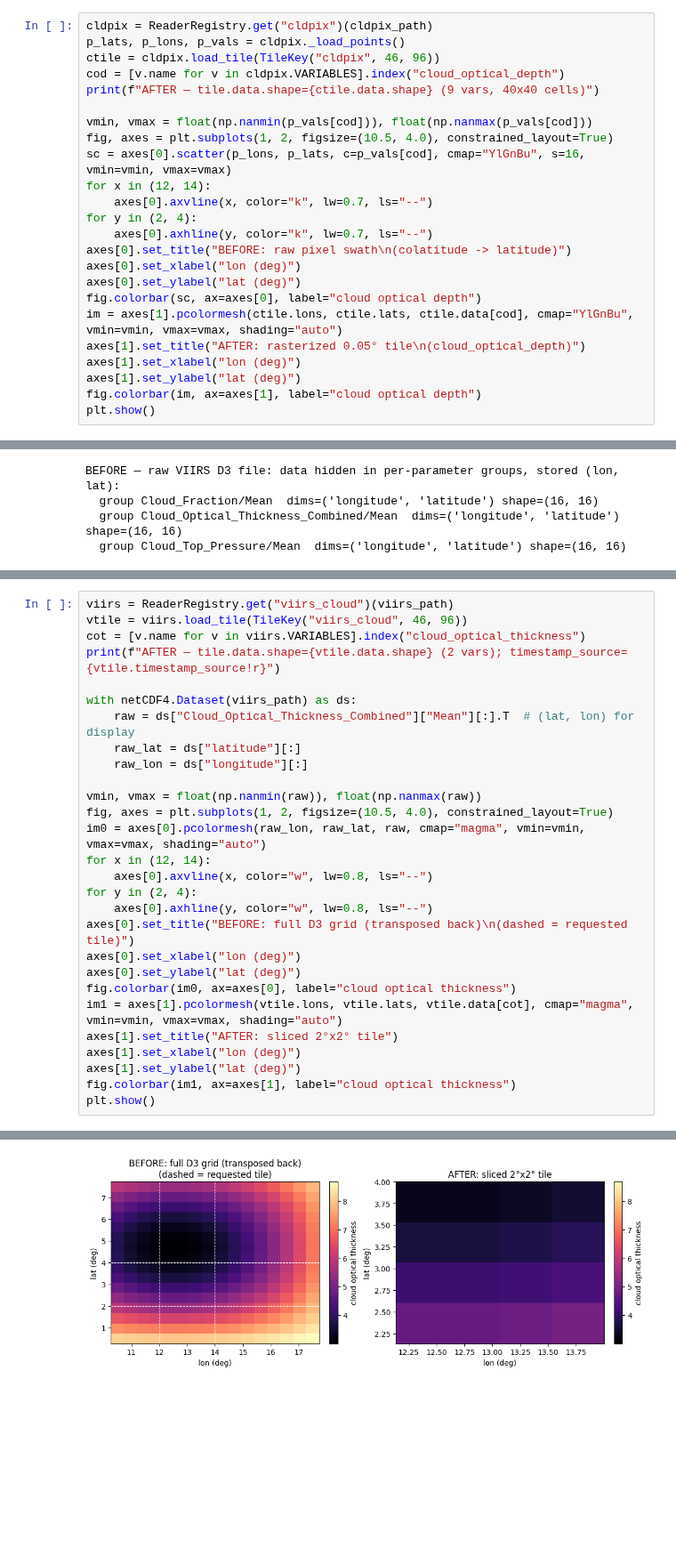
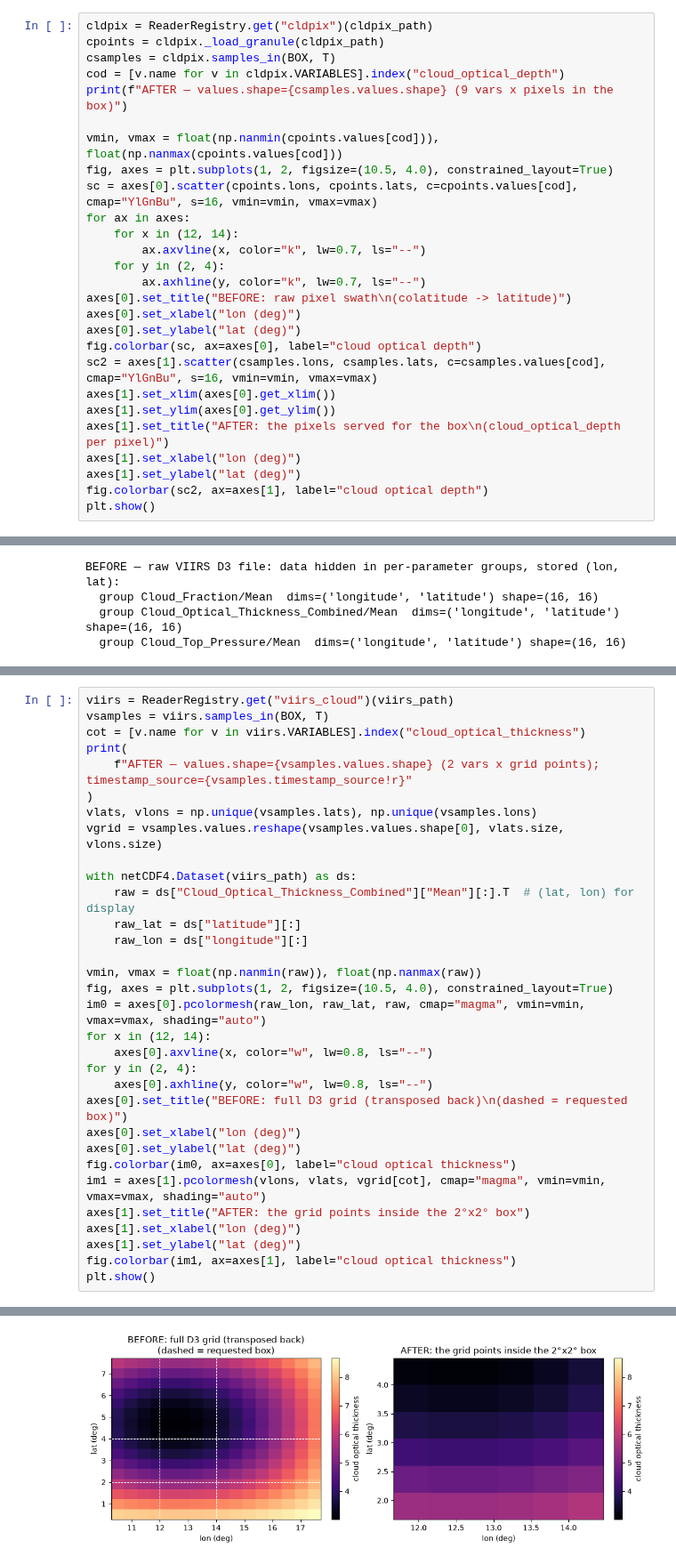
Before and after one commit to LASP-Libera/libera_utils, a Jupyter notebook: notebooks/03_readers_swath.ipynb, the cells around one changed output, grey strips where cells are left out. Shown at 89% size. Drawn from its saved outputs; the diff is of its cells as text; blank space fills up the shorter version.

```diff
--- a/notebooks/03_readers_swath.ipynb
+++ b/notebooks/03_readers_swath.ipynb
@@ -203,25 +223,28 @@ Raw pixel swath (latitude recovered from colatitude) next to the rasterized tile
 # %%
 cldpix = ReaderRegistry.get("cldpix")(cldpix_path)
-p_lats, p_lons, p_vals = cldpix._load_points()
-ctile = cldpix.load_tile(TileKey("cldpix", 46, 96))
+cpoints = cldpix._load_granule(cldpix_path)
+csamples = cldpix.samples_in(BOX, T)
 cod = [v.name for v in cldpix.VARIABLES].index("cloud_optical_depth")
-print(f"AFTER — tile.data.shape={ctile.data.shape} (9 vars, 40x40 cells)")
+print(f"AFTER — values.shape={csamples.values.shape} (9 vars x pixels in the box)")
 
-vmin, vmax = float(np.nanmin(p_vals[cod])), float(np.nanmax(p_vals[cod]))
+vmin, vmax = float(np.nanmin(cpoints.values[cod])), float(np.nanmax(cpoints.values[cod]))
 fig, axes = plt.subplots(1, 2, figsize=(10.5, 4.0), constrained_layout=True)
-sc = axes[0].scatter(p_lons, p_lats, c=p_vals[cod], cmap="YlGnBu", s=16, vmin=vmin, vmax=vmax)
-for x in (12, 14):
-    axes[0].axvline(x, color="k", lw=0.7, ls="--")
-for y in (2, 4):
-    axes[0].axhline(y, color="k", lw=0.7, ls="--")
+sc = axes[0].scatter(cpoints.lons, cpoints.lats, c=cpoints.values[cod], cmap="YlGnBu", s=16, vmin=vmin, vmax=vmax)
+for ax in axes:
+    for x in (12, 14):
+        ax.axvline(x, color="k", lw=0.7, ls="--")
+    for y in (2, 4):
+        ax.axhline(y, color="k", lw=0.7, ls="--")
 axes[0].set_title("BEFORE: raw pixel swath\n(colatitude -> latitude)")
 axes[0].set_xlabel("lon (deg)")
 axes[0].set_ylabel("lat (deg)")
 fig.colorbar(sc, ax=axes[0], label="cloud optical depth")
-im = axes[1].pcolormesh(ctile.lons, ctile.lats, ctile.data[cod], cmap="YlGnBu", vmin=vmin, vmax=vmax, shading="auto")
-axes[1].set_title("AFTER: rasterized 0.05° tile\n(cloud_optical_depth)")
+sc2 = axes[1].scatter(csamples.lons, csamples.lats, c=csamples.values[cod], cmap="YlGnBu", s=16, vmin=vmin, vmax=vmax)
+axes[1].set_xlim(axes[0].get_xlim())
+axes[1].set_ylim(axes[0].get_ylim())
+axes[1].set_title("AFTER: the pixels served for the box\n(cloud_optical_depth per pixel)")
 axes[1].set_xlabel("lon (deg)")
 axes[1].set_ylabel("lat (deg)")
-fig.colorbar(im, ax=axes[1], label="cloud optical depth")
+fig.colorbar(sc2, ax=axes[1], label="cloud optical depth")
 plt.show()
 # %% [output]
@@ -268,8 +325,12 @@ The reader lifts each `Mean` out of its group, transposes to `(lat, lon)`, and s
 # %%
 viirs = ReaderRegistry.get("viirs_cloud")(viirs_path)
-vtile = viirs.load_tile(TileKey("viirs_cloud", 46, 96))
+vsamples = viirs.samples_in(BOX, T)
 cot = [v.name for v in viirs.VARIABLES].index("cloud_optical_thickness")
-print(f"AFTER — tile.data.shape={vtile.data.shape} (2 vars); timestamp_source={vtile.timestamp_source!r}")
+print(
+    f"AFTER — values.shape={vsamples.values.shape} (2 vars x grid points); timestamp_source={vsamples.timestamp_source!r}"
+)
+vlats, vlons = np.unique(vsamples.lats), np.unique(vsamples.lons)
+vgrid = vsamples.values.reshape(vsamples.values.shape[0], vlats.size, vlons.size)
 
 with netCDF4.Dataset(viirs_path) as ds:
     raw = ds["Cloud_Optical_Thickness_Combined"]["Mean"][:].T  # (lat, lon) for display
@@ -283,12 +344,12 @@ for x in (12, 14):
     axes[0].axvline(x, color="w", lw=0.8, ls="--")
 for y in (2, 4):
     axes[0].axhline(y, color="w", lw=0.8, ls="--")
-axes[0].set_title("BEFORE: full D3 grid (transposed back)\n(dashed = requested tile)")
+axes[0].set_title("BEFORE: full D3 grid (transposed back)\n(dashed = requested box)")
 axes[0].set_xlabel("lon (deg)")
 axes[0].set_ylabel("lat (deg)")
 fig.colorbar(im0, ax=axes[0], label="cloud optical thickness")
-im1 = axes[1].pcolormesh(vtile.lons, vtile.lats, vtile.data[cot], cmap="magma", vmin=vmin, vmax=vmax, shading="auto")
-axes[1].set_title("AFTER: sliced 2°x2° tile")
+im1 = axes[1].pcolormesh(vlons, vlats, vgrid[cot], cmap="magma", vmin=vmin, vmax=vmax, shading="auto")
+axes[1].set_title("AFTER: the grid points inside the 2°x2° box")
 axes[1].set_xlabel("lon (deg)")
 axes[1].set_ylabel("lat (deg)")
 fig.colorbar(im1, ax=axes[1], label="cloud optical thickness")
@@ -298,4 +359,4 @@ AFTER — tile.data.shape=(2, 4, 4) (2 vars); timestamp_source='radiometer'
-[figure, old version]
+[figure, new version]
 # %% [markdown]
 ## Where this goes next in the stack
 
```
Also changed, not shown: parts of 14 cells of this notebook, 8 other files.
